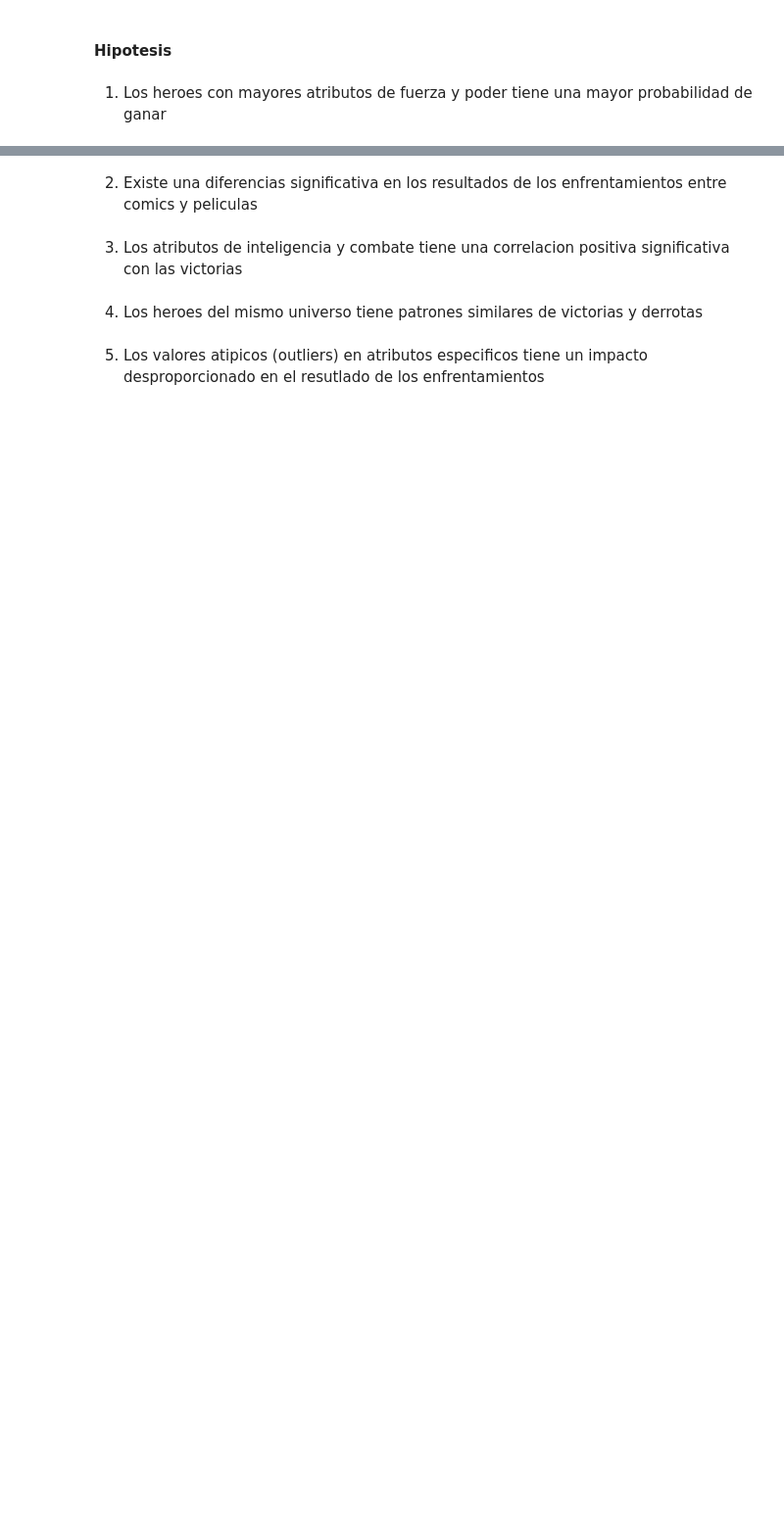
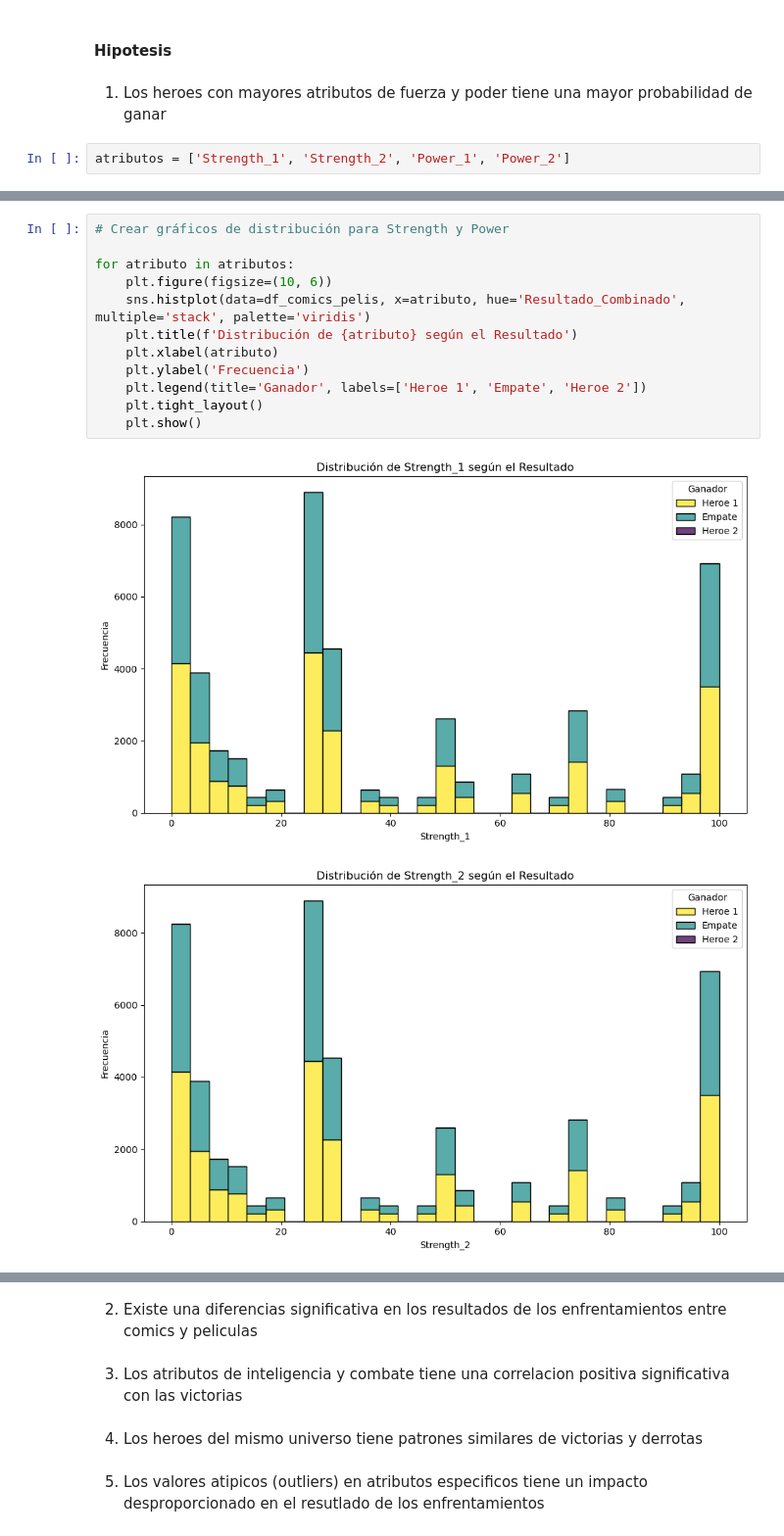
Before and after one commit to Lokhy87/Proyecto-Machine-Learning, a Jupyter notebook: EDA.ipynb, the cells around one changed output, grey strips where cells are left out. Shown at 98% size. Drawn from its saved outputs; the diff is of its cells as text; blank space fills up the shorter version.

```diff
--- a/EDA.ipynb
+++ b/EDA.ipynb
@@ -317,3 +424,5 @@ plt.show()
 #### Hipotesis
 # %% [markdown]
 1. Los heroes con mayores atributos de fuerza y poder tiene una mayor probabilidad de ganar
+# %%
+atributos = ['Strength_1', 'Strength_2', 'Power_1', 'Power_2']
@@ -319,0 +439,15 @@ plt.show()
+# %%
+# Crear gráficos de distribución para Strength y Power
+
+for atributo in atributos:
+    plt.figure(figsize=(10, 6))
+    sns.histplot(data=df_comics_pelis, x=atributo, hue='Resultado_Combinado', multiple='stack', palette='viridis')
+    plt.title(f'Distribución de {atributo} según el Resultado')
+    plt.xlabel(atributo)
+    plt.ylabel('Frecuencia')
+    plt.legend(title='Ganador', labels=['Heroe 1', 'Empate', 'Heroe 2'])
+    plt.tight_layout()
+    plt.show()
+# %% [output]
+[figure, added]
+[figure, added]
```
Also changed, not shown: parts of 14 cells of this notebook, 1 other file.
